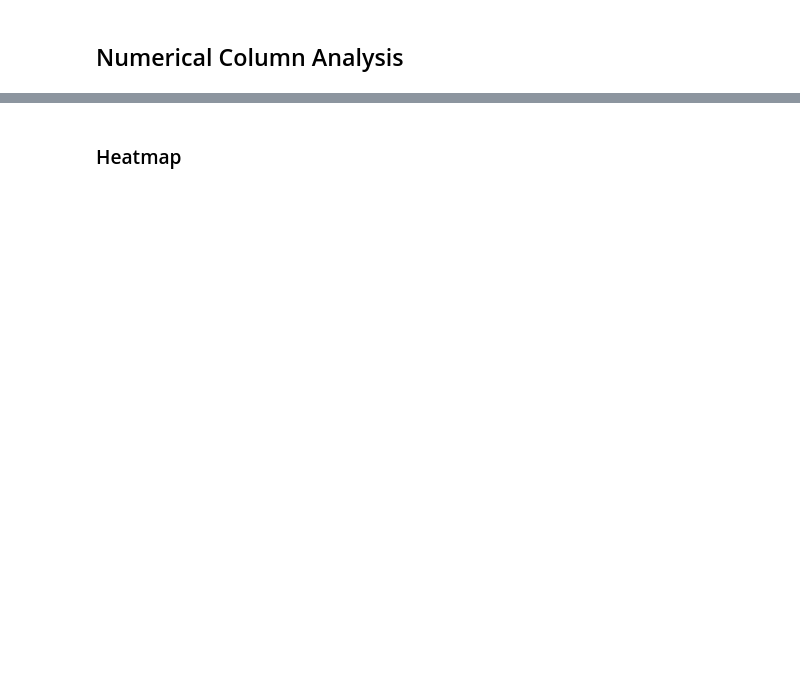
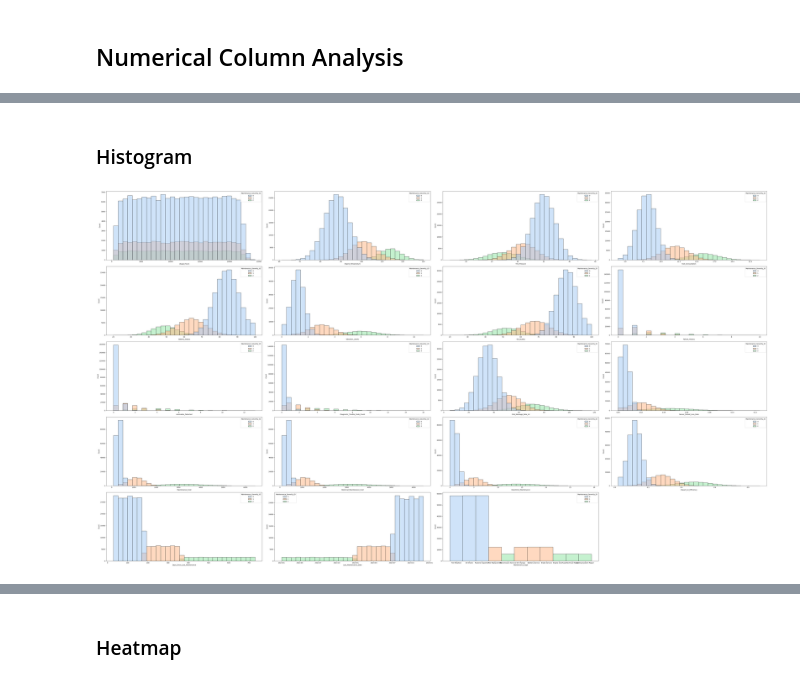
Before and after one commit to toshakgarg/Complete-Machine-learning, a Jupyter notebook: Projects/Predictive Maintenance/Predictive Maintenance.ipynb, the cells around one changed output, grey strips where cells are left out. Saved outputs shown, nothing was run; the diff lists cells and outputs as text; code cells hidden in the pictures; blank space fills up the shorter version.

```diff
--- a/Projects/Predictive Maintenance/Predictive Maintenance.ipynb
+++ b/Projects/Predictive Maintenance/Predictive Maintenance.ipynb
@@ -233,0 +258,14 @@ X_train.shape, y_train.shape, X_test.shape, y_test.shape, Validation_set.shape
+# %% [markdown]
+### Histogram
+# %%
+plt.figure(figsize=(60, 40))
+
+for i in range(0, len(NUM)):
+    plt.subplot(6, 4, i+1)
+    sns.histplot(data=df, x=NUM[i], hue='Maintenance_Severity_ID', bins=30, palette="pastel")
+    plt.xlabel(NUM[i])
+
+plt.tight_layout()
+plt.show()
+# %% [output]
+[figure, added]
```
Also changed, not shown: parts of 27 cells of this notebook.
